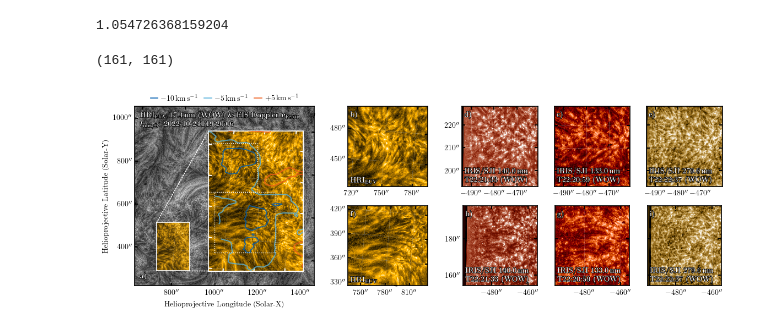
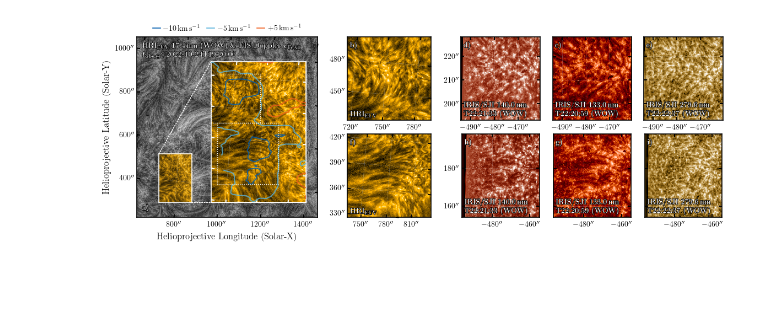
Before and after one commit to yjzhu-solar/EIS_DKIST_SolO, a Jupyter notebook: ipynb/ms_eis_eui_upflow/hri_zoomin_east.ipynb, the cells around one changed output. Drawn from its saved outputs; the diff is of its cells as text; code cells hidden in the pictures; blank space fills up the shorter version.

```diff
--- a/ipynb/ms_eis_eui_upflow/hri_zoomin_east.ipynb
+++ b/ipynb/ms_eis_eui_upflow/hri_zoomin_east.ipynb
@@ -96,14 +96,6 @@ iris_sji_1400_map_zoomin_region_2_wow = sunpy.map.Map(wow(iris_sji_1400_map_zoom
 
 iris_sji_2796_map_zoomin_region_2_wow = sunpy.map.Map(wow(iris_sji_2796_map_zoomin_region_2.data, bilateral=1, denoise_coefficients=[2,1])[0],
                                                         iris_sji_2796_map_zoomin_region_2.meta)
-# %%
-np.divide(*iris_sji_2796_map_zoomin_region_1_wow.data.shape)
-# %% [output]
-1.054726368159204
-# %%
-hri_map_1024_wow_zoomin_region_1.data.shape
-# %% [output]
-(161, 161)
 # %%
 fig = plt.figure(figsize=(11.5,4),layout='constrained')
 
@@ -180,6 +172,9 @@ ax1.text(0.03,0.97,r'\textbf{HRI\textsubscript{EUV} 17.4\,nm (WOW)} '
 
 ax1.text(0.03,0.03,r'\textbf{a)}',fontsize=10,transform=ax1.transAxes,va='bottom',ha='left',color='white',
          path_effects=[path_effects.Stroke(linewidth=1.2, foreground='black'),path_effects.Normal()])
+
+ax1.set_xlabel('Helioprojective Longitude (Solar-X)',fontsize=12)
+ax1.set_ylabel('Helioprojective Latitude (Solar-Y)',fontsize=12)
 
 
 # gs2 = gs1[0,1].subgridspec(1,2)
@@ -308,31 +303,34 @@ im9 = iris_sji_2796_map_zoomin_region_2_wow.plot(title=False,axes=ax9,
 
 ax9.text(0.03,0.94,r'\textbf{i)}',fontsize=10,transform=ax9.transAxes,va='top',ha='left',color='white',
             path_effects=[path_effects.Stroke(linewidth=1.2, foreground='black'),path_effects.Normal()])
 
 ax9.text(0.03,0.03,r'\textbf{IRIS/SJI 279.6\,nm}' + \
             '\n' + r'\textbf{{{} (WOW)}}'.format(iris_sji_2796_map_zoomin_region_2_wow.date.isot[10:-4]),fontsize=10,
             transform=ax9.transAxes,va='bottom',ha='left',color='white',
             path_effects=[path_effects.Stroke(linewidth=1.2, foreground='black'),path_effects.Normal()])
 
 for ax_ in (ax2,ax3,ax4,ax5,ax6,ax7,ax8,ax9):
     ax_.coords[0].axislabels.set_visible(False)
     ax_.coords[1].axislabels.set_visible(False)
 
 for ax_ in (ax2,ax6):
     ax_.coords[0].set_ticks(spacing=30*u.arcsec)
     ax_.coords[1].set_ticks(spacing=30*u.arcsec)
 
 for ax_ in (ax7,ax8,ax9):
     ax_.coords[0].set_ticks(spacing=20*u.arcsec)
     ax_.coords[1].set_ticks(spacing=20*u.arcsec)
 
 for ax_ in (ax4,ax5,ax8,ax9):
     ax_.coords[1].set_ticklabel_visible(False)
 
 # from matplotlib._layoutgrid import plot_children
 # plot_children(fig)
 
+fig.get_layout_engine().set(w_pad=0, h_pad=1/72., hspace=0,
+                        wspace=0)
+
 
 plt.savefig('../../figs/ms_eis_eui_upflow/hri_east_upflow.pdf',dpi=300,bbox_inches='tight')
 # %% [output]
-[figure, old version]
+[figure, new version]
```
Also changed, not shown: 10 other files.
